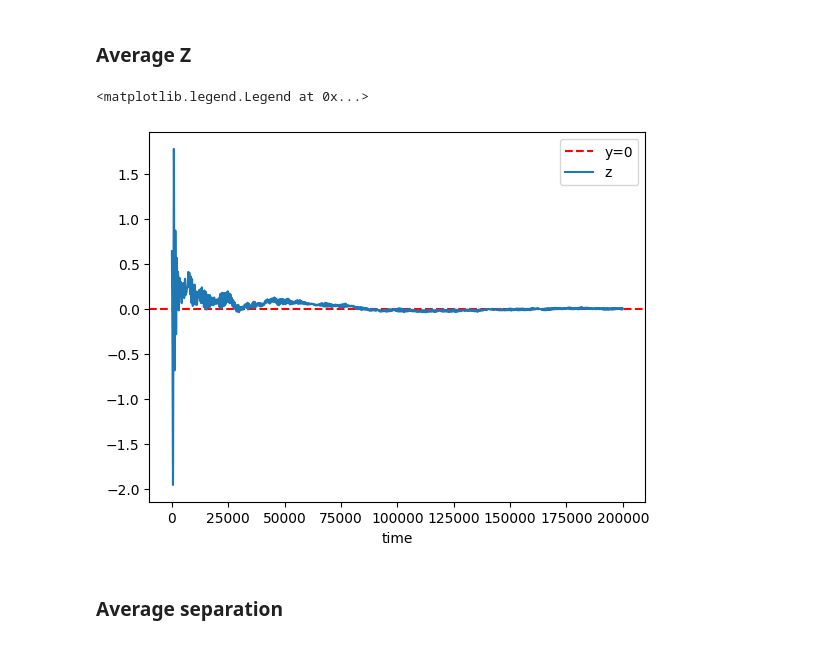
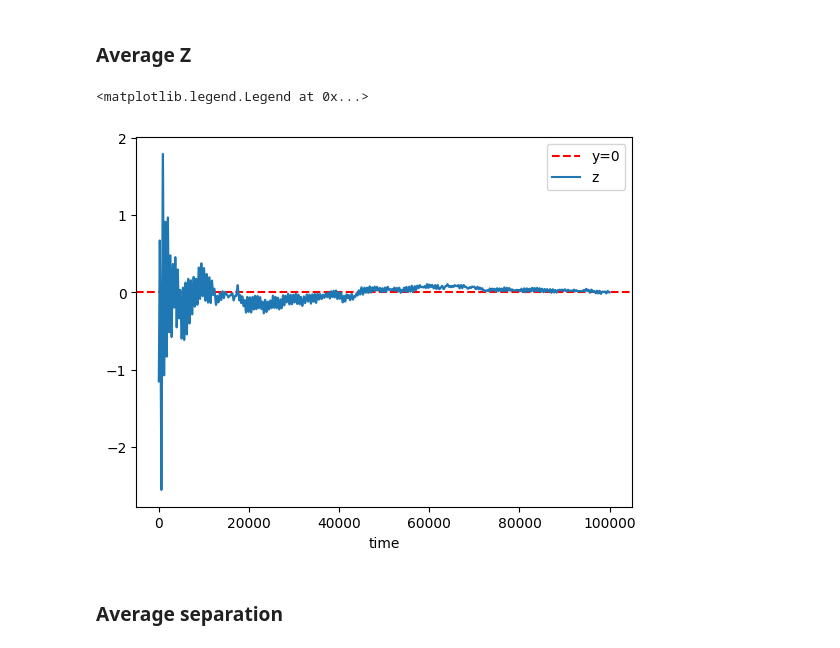
Before and after one commit to matthewshang/flock, a Jupyter notebook: ergodic.ipynb, the cells around one changed output. Cells and saved outputs as stored; diff of their text form; code cells hidden in the pictures.

```diff
--- a/ergodic.ipynb
+++ b/ergodic.ipynb
@@ -34,31 +13,33 @@ def time_average_with_history(
 # %%
 def average_z(state: jf.State) -> float:
     return jp.mean(state.position[:, 2])
 
 params = jf.Params(
     weight_forward  = 0.20,
     weight_separate = 1.00,
     weight_align    = 0.30,
     weight_cohere   = 0.60,
     weight_avoid    = 0.80
 )
 
 config = jf.Config(
-    boid_count = 100,
+    boid_count = 25,
     sphere_radius = 30.0
 )
 
 key = jax.random.PRNGKey(0)
 state = jf.init_state(config, key)
-zs = time_average_with_history(state, params, config, 200000, average_z)
+def next_state(state):
+    return jf.next_state(params, config, 1 / 60, state)
+zs = stats.time_average_with_history(state, next_state, 100000, average_z)
 
 plt.axhline(y=0, color='r', linestyle='--', label=f'y=0')
 plt.plot(zs, label='z')
 plt.xlabel('time')
 plt.legend()
 # %% [output]
 <matplotlib.legend.Legend at 0x...>
-[figure, old version]
+[figure, new version]
 # %% [markdown]
 ### Average separation
 # %%
```
Also changed, not shown: parts of 13 cells of this notebook, 5 other files.
